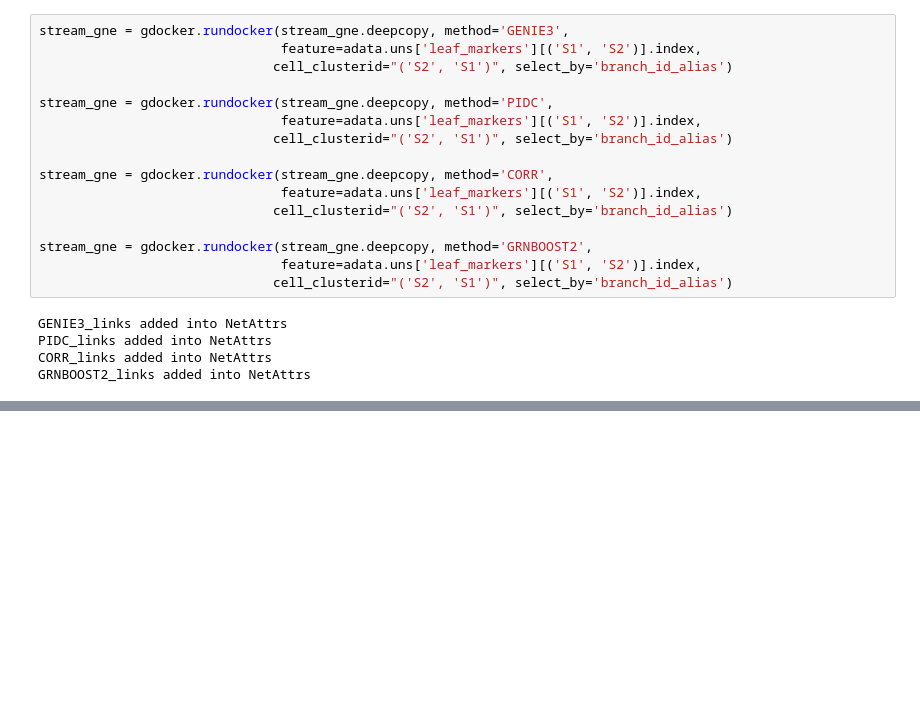
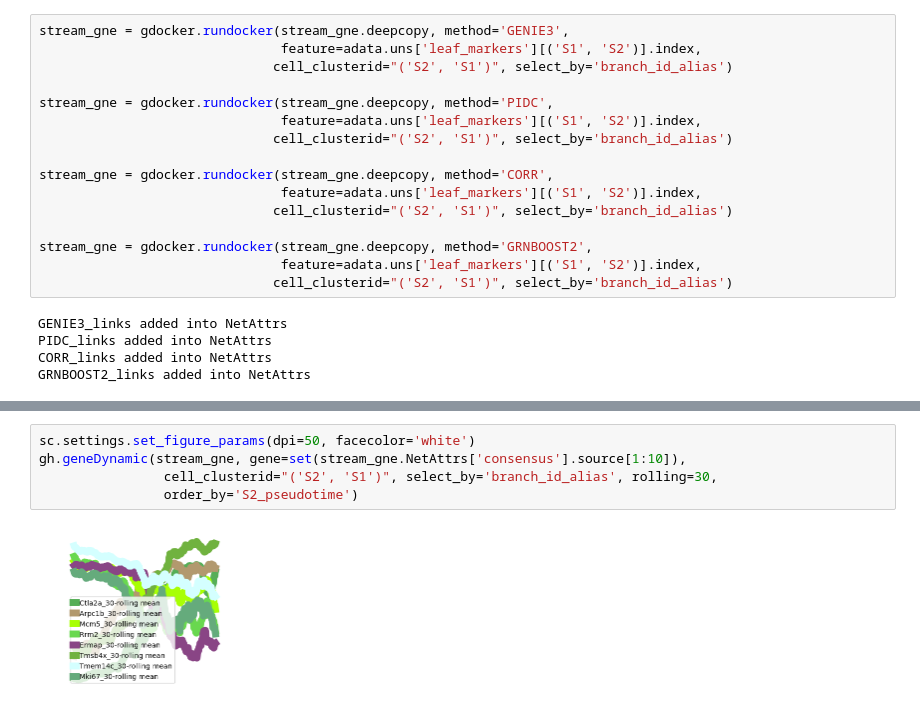
Before and after one commit to MingBit/PySCNet, a Jupyter notebook: tutorial/pyscnet_stream.ipynb, the cells around one changed output, grey strips where cells are left out. Cells and saved outputs as stored; diff of their text form; blank space fills up the shorter version.

```diff
--- a/tutorial/pyscnet_stream.ipynb
+++ b/tutorial/pyscnet_stream.ipynb
@@ -98,0 +115,7 @@ graph added into NetAttrs
+# %%
+sc.settings.set_figure_params(dpi=50, facecolor='white')
+gh.geneDynamic(stream_gne, gene=set(stream_gne.NetAttrs['consensus'].source[1:10]),
+                cell_clusterid="('S2', 'S1')", select_by='branch_id_alias', rolling=30,
+                order_by='S2_pseudotime')
+# %% [output]
+[figure, added]
```
Also changed, not shown: parts of 11 cells of this notebook, 8 other files.
